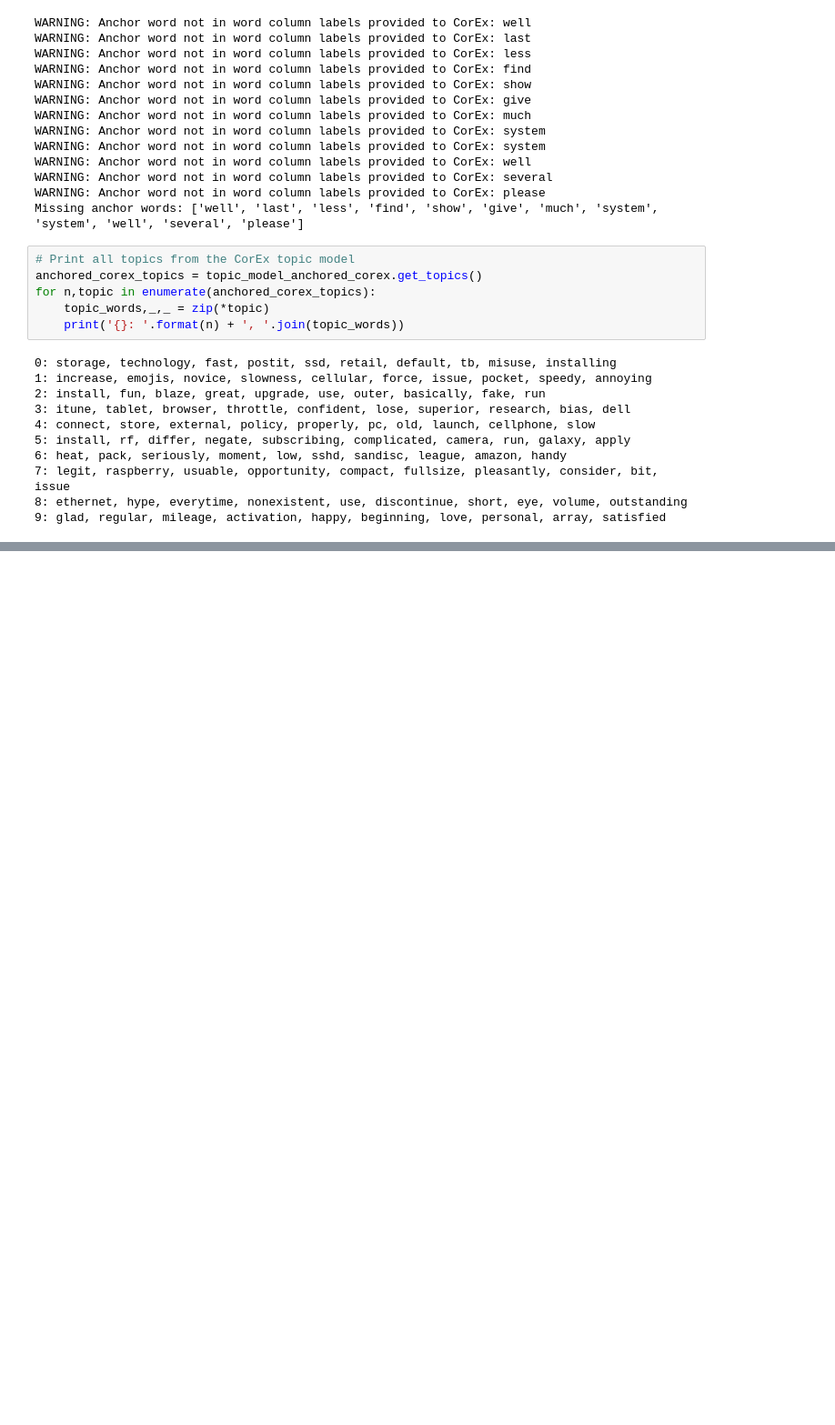
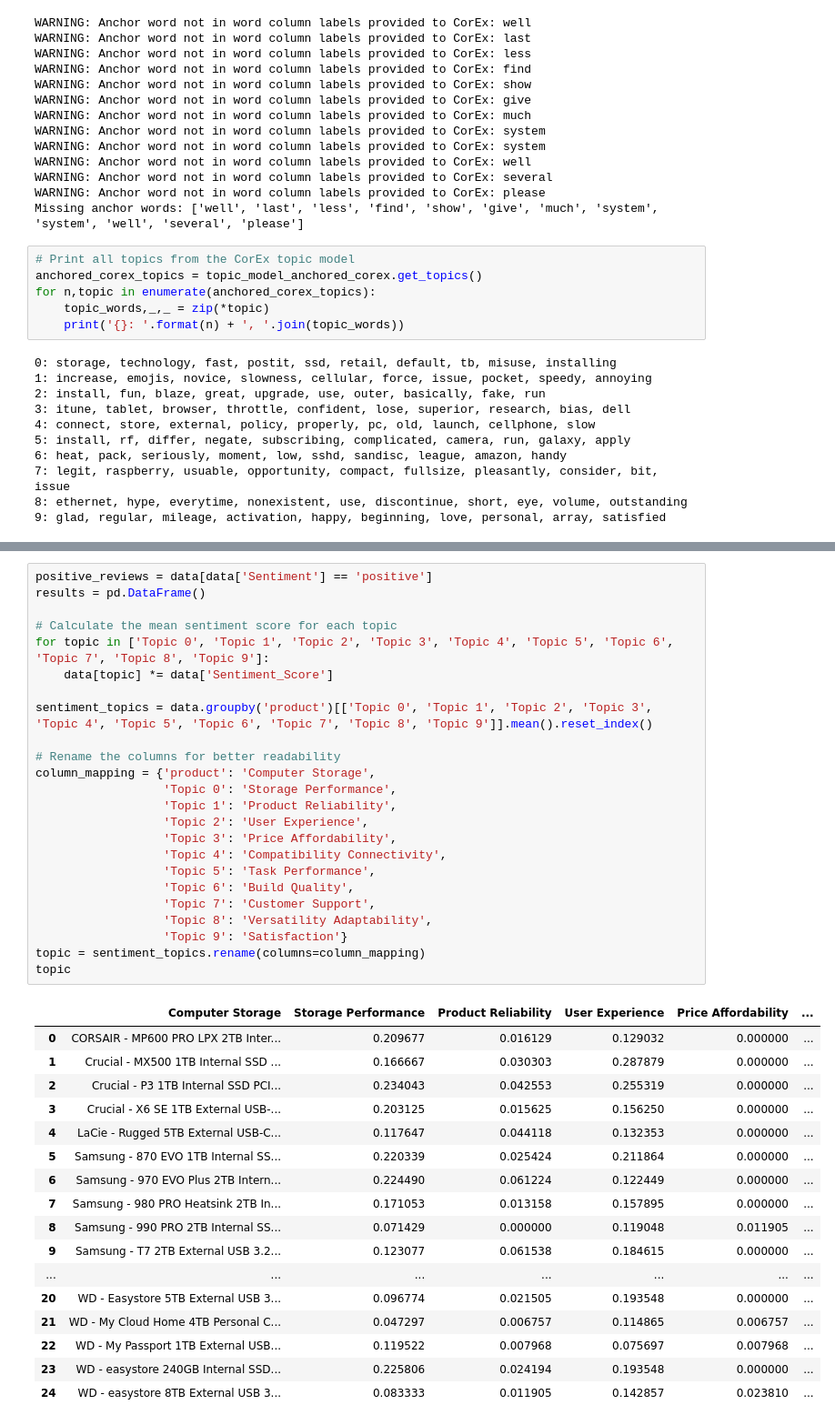
Before and after one commit to Solobrad/Storage-Recommendation---BERTopic-SVM, a Jupyter notebook: Review task/Aspect Extraction _ CorEx).ipynb, the cells around one changed output, grey strips where cells are left out. Shown at 91% size. Saved outputs shown, nothing was run; the diff lists cells and outputs as text; blank space fills up the shorter version.

```diff
--- a/Review task/Aspect Extraction _ CorEx).ipynb
+++ b/Review task/Aspect Extraction _ CorEx).ipynb
@@ -126,0 +274,42 @@ data.to_excel('labelled_aspect_May24.xlsx')
+# %%
+positive_reviews = data[data['Sentiment'] == 'positive']
+results = pd.DataFrame()
+
+# Calculate the mean sentiment score for each topic
+for topic in ['Topic 0', 'Topic 1', 'Topic 2', 'Topic 3', 'Topic 4', 'Topic 5', 'Topic 6', 'Topic 7', 'Topic 8', 'Topic 9']:
+    data[topic] *= data['Sentiment_Score']
+
+sentiment_topics = data.groupby('product')[['Topic 0', 'Topic 1', 'Topic 2', 'Topic 3', 'Topic 4', 'Topic 5', 'Topic 6', 'Topic 7', 'Topic 8', 'Topic 9']].mean().reset_index()
+
+# Rename the columns for better readability
+column_mapping = {'product': 'Computer Storage',
+                  'Topic 0': 'Storage Performance',
+                  'Topic 1': 'Product Reliability',
+                  'Topic 2': 'User Experience',
+                  'Topic 3': 'Price Affordability',
+                  'Topic 4': 'Compatibility Connectivity',
+                  'Topic 5': 'Task Performance',
+                  'Topic 6': 'Build Quality',
+                  'Topic 7': 'Customer Support',
+                  'Topic 8': 'Versatility Adaptability',
+                  'Topic 9': 'Satisfaction'}
+topic = sentiment_topics.rename(columns=column_mapping)
+topic
+# %% [output]
+|  | Computer Storage | Storage Performance | Product Reliability | User Experience | Price Affordability | ... |
+| 0 | CORSAIR - MP600 PRO LPX 2TB Inter... | 0.209677 | 0.016129 | 0.129032 | 0.000000 | ... |
+| 1 | Crucial - MX500 1TB Internal SSD ... | 0.166667 | 0.030303 | 0.287879 | 0.000000 | ... |
+| 2 | Crucial - P3 1TB Internal SSD PCI... | 0.234043 | 0.042553 | 0.255319 | 0.000000 | ... |
+| 3 | Crucial - X6 SE 1TB External USB-... | 0.203125 | 0.015625 | 0.156250 | 0.000000 | ... |
+| 4 | LaCie - Rugged 5TB External USB-C... | 0.117647 | 0.044118 | 0.132353 | 0.000000 | ... |
+| 5 | Samsung - 870 EVO 1TB Internal SS... | 0.220339 | 0.025424 | 0.211864 | 0.000000 | ... |
+| 6 | Samsung - 970 EVO Plus 2TB Intern... | 0.224490 | 0.061224 | 0.122449 | 0.000000 | ... |
+| 7 | Samsung - 980 PRO Heatsink 2TB In... | 0.171053 | 0.013158 | 0.157895 | 0.000000 | ... |
+| 8 | Samsung - 990 PRO 2TB Internal SS... | 0.071429 | 0.000000 | 0.119048 | 0.011905 | ... |
+| 9 | Samsung - T7 2TB External USB 3.2... | 0.123077 | 0.061538 | 0.184615 | 0.000000 | ... |
+| ... | ... | ... | ... | ... | ... | ... |
+| 20 | WD - Easystore 5TB External USB 3... | 0.096774 | 0.021505 | 0.193548 | 0.000000 | ... |
+| 21 | WD - My Cloud Home 4TB Personal C... | 0.047297 | 0.006757 | 0.114865 | 0.006757 | ... |
+| 22 | WD - My Passport 1TB External USB... | 0.119522 | 0.007968 | 0.075697 | 0.007968 | ... |
+| 23 | WD - easystore 240GB Internal SSD... | 0.225806 | 0.024194 | 0.193548 | 0.000000 | ... |
+| 24 | WD - easystore 8TB External USB 3... | 0.083333 | 0.011905 | 0.142857 | 0.023810 | ... |
```
Also changed, not shown: parts of 12 cells of this notebook, 28 other files.
